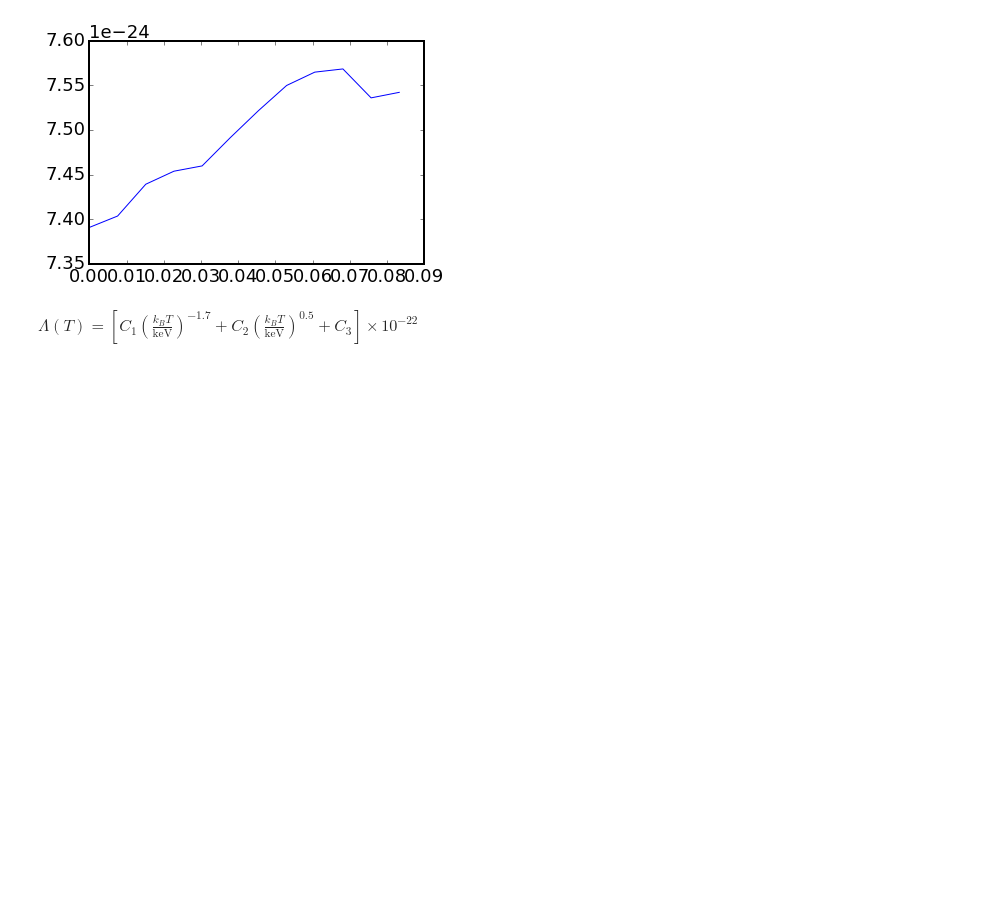
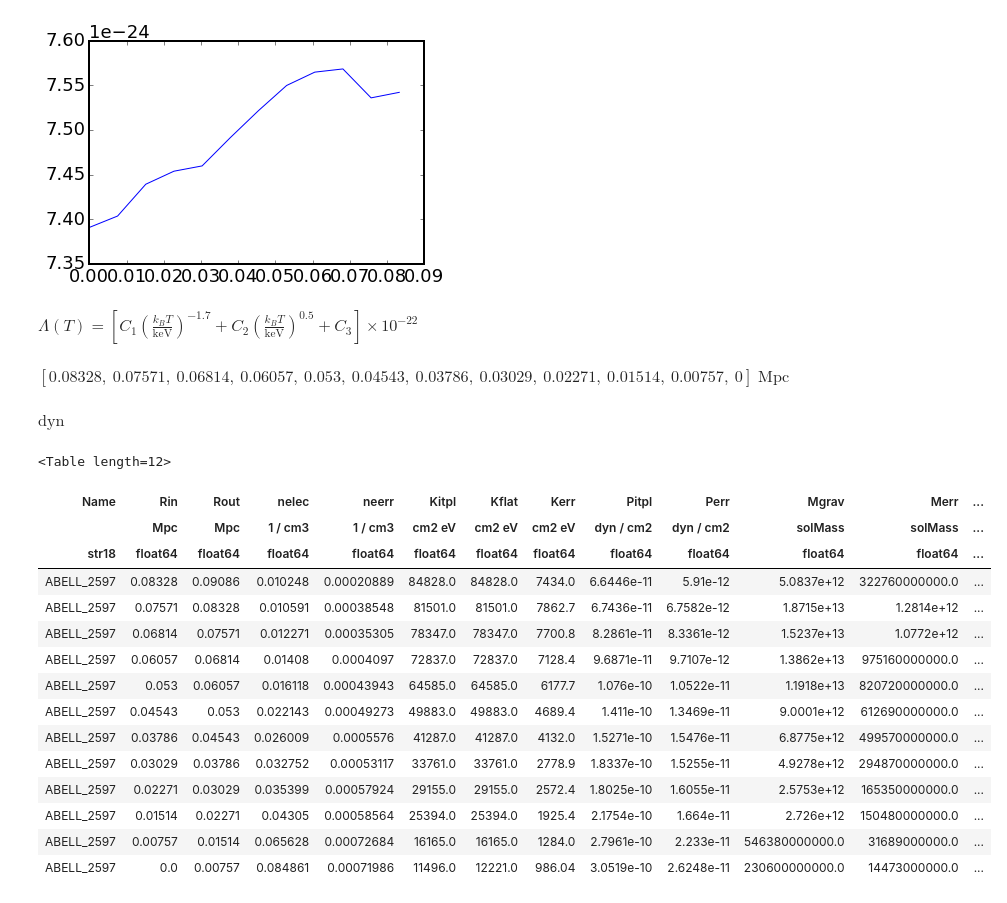
Before and after one commit to granttremblay/RainMaker, a Jupyter notebook: rainmaker_development_helper.ipynb, the cells around one changed output. Saved outputs shown, nothing was run; the diff lists cells and outputs as text; code cells hidden in the pictures; blank space fills up the shorter version.

Commit message:
Adding a function that adds proper units to the Astropy table

```diff
--- a/rainmaker_development_helper.ipynb
+++ b/rainmaker_development_helper.ipynb
@@ -234,0 +239,69 @@ $\Lambda(T) = [C_1 \left( \frac{k_B T}{\mathrm{keV}} \right)^{-1.7}
+# %%
+a
+# %% [output]
+$[0.08328,~0.07571,~0.06814,~0.06057,~0.053,~0.04543,~0.03786,~0.03029,~0.02271,~0.01514,~0.00757,~0] \; \mathrm{Mpc}$
+# %%
+u.dyne
+# %% [output]
+$\mathrm{dyn}$
+# %%
+from astropy.table import Table
+
+def assign_units(data):
+
+    keV = u.eV * 1000.0
+
+    Name = data['Name']
+    Rin = data['Rin'] * u.Mpc
+    Rout = data['Rout'] * u.Mpc
+    nelec = data['nelec'] * u.cm**(-3)
+    neerr = data['neerr'] * u.cm**(-3)
+    Kitpl = data['Kitpl'] * keV * u.cm**2
+    Kflat = data['Kflat'] * keV * u.cm**2
+    Kerr = data['Kerr'] * keV * u.cm**2
+    Pitpl = data['Pitpl'] * u.dyne * u.cm**(-2)
+    Perr = data['Perr'] * u.dyne * u.cm**(-2)
+    Mgrav = data['Mgrav'] * u.M_sun
+    Merr = data['Merr'] * u.M_sun
+    Tx = data['Tx'] * keV
+    Txerr = data['Txerr'] * keV
+    Lambda = data['Lambda'] * u.erg * u.cm**3 / u.s
+    tcool52 = data['tcool52'] * u.Gyr
+    tcool52err = data['t52err'] * u.Gyr
+    tcool32 = data['tcool32'] * u.Gyr
+    tcool32err = data['t32err'] * u.Gyr
+
+    data = Table(
+                 [Name, Rin, Rout, nelec, neerr, Kitpl,
+                  Kflat, Kerr, Pitpl, Perr, Mgrav, Merr,
+                  Tx, Txerr, Lambda, tcool52, tcool52err,
+                  tcool32, tcool32err],
+                  names = ('Name', 'Rin', 'Rout', 'nelec', 'neerr', 'Kitpl',
+                  'Kflat', 'Kerr', 'Pitpl', 'Perr', 'Mgrav', 'Merr',
+                  'Tx', 'Txerr', 'Lambda', 'tcool52', 't52err',
+                  'tcool32', 't32err')
+                )
+
+    return data
+# %%
+from astropy import constants as const
+test = assign_units(data)
+# %%
+test
+# %% [output]
+<Table length=12>
+| Name | Rin | Rout | nelec | neerr | Kitpl | Kflat | Kerr | Pitpl | Perr | Mgrav | Merr | ... |
+|  | Mpc | Mpc | 1 / cm3 | 1 / cm3 | cm2 eV | cm2 eV | cm2 eV | dyn / cm2 | dyn / cm2 | solMass | solMass | ... |
+| str18 | float64 | float64 | float64 | float64 | float64 | float64 | float64 | float64 | float64 | float64 | float64 | ... |
+| ABELL_2597 | 0.08328 | 0.09086 | 0.010248 | 0.00020889 | 84828.0 | 84828.0 | 7434.0 | 6.6446e-11 | 5.91e-12 | 5.0837e+12 | 322760000000.0 | ... |
+| ABELL_2597 | 0.07571 | 0.08328 | 0.010591 | 0.00038548 | 81501.0 | 81501.0 | 7862.7 | 6.7436e-11 | 6.7582e-12 | 1.8715e+13 | 1.2814e+12 | ... |
+| ABELL_2597 | 0.06814 | 0.07571 | 0.012271 | 0.00035305 | 78347.0 | 78347.0 | 7700.8 | 8.2861e-11 | 8.3361e-12 | 1.5237e+13 | 1.0772e+12 | ... |
+| ABELL_2597 | 0.06057 | 0.06814 | 0.01408 | 0.0004097 | 72837.0 | 72837.0 | 7128.4 | 9.6871e-11 | 9.7107e-12 | 1.3862e+13 | 975160000000.0 | ... |
+| ABELL_2597 | 0.053 | 0.06057 | 0.016118 | 0.00043943 | 64585.0 | 64585.0 | 6177.7 | 1.076e-10 | 1.0522e-11 | 1.1918e+13 | 820720000000.0 | ... |
+| ABELL_2597 | 0.04543 | 0.053 | 0.022143 | 0.00049273 | 49883.0 | 49883.0 | 4689.4 | 1.411e-10 | 1.3469e-11 | 9.0001e+12 | 612690000000.0 | ... |
+| ABELL_2597 | 0.03786 | 0.04543 | 0.026009 | 0.0005576 | 41287.0 | 41287.0 | 4132.0 | 1.5271e-10 | 1.5476e-11 | 6.8775e+12 | 499570000000.0 | ... |
+| ABELL_2597 | 0.03029 | 0.03786 | 0.032752 | 0.00053117 | 33761.0 | 33761.0 | 2778.9 | 1.8337e-10 | 1.5255e-11 | 4.9278e+12 | 294870000000.0 | ... |
+| ABELL_2597 | 0.02271 | 0.03029 | 0.035399 | 0.00057924 | 29155.0 | 29155.0 | 2572.4 | 1.8025e-10 | 1.6055e-11 | 2.5753e+12 | 165350000000.0 | ... |
+| ABELL_2597 | 0.01514 | 0.02271 | 0.04305 | 0.00058564 | 25394.0 | 25394.0 | 1925.4 | 2.1754e-10 | 1.664e-11 | 2.726e+12 | 150480000000.0 | ... |
+| ABELL_2597 | 0.00757 | 0.01514 | 0.065628 | 0.00072684 | 16165.0 | 16165.0 | 1284.0 | 2.7961e-10 | 2.233e-11 | 546380000000.0 | 31689000000.0 | ... |
+| ABELL_2597 | 0.0 | 0.00757 | 0.084861 | 0.00071986 | 11496.0 | 12221.0 | 986.04 | 3.0519e-10 | 2.6248e-11 | 230600000000.0 | 14473000000.0 | ... |
```
Also changed, not shown: parts of 2 cells of this notebook, 1 other file.
